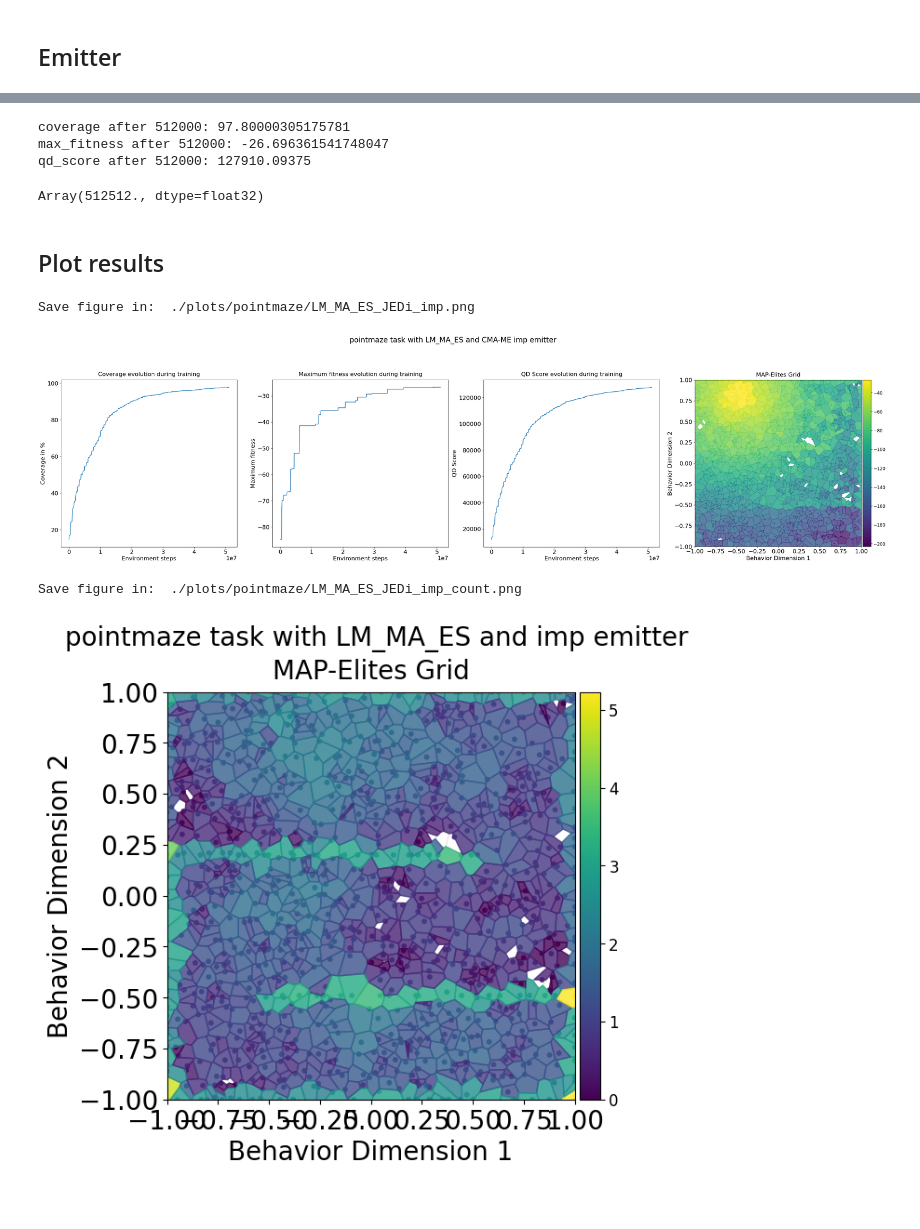
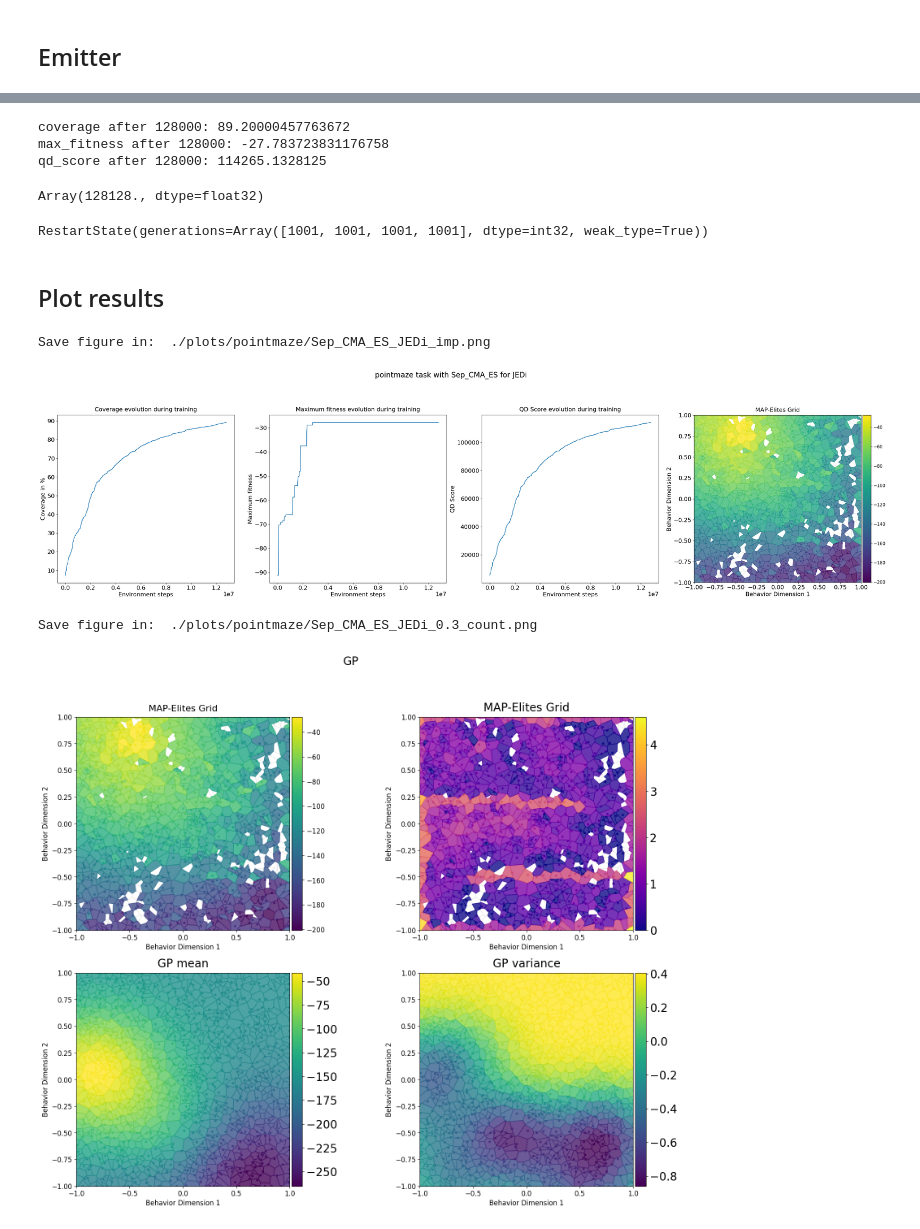
Before and after one commit to TemplierPaul/QDax_ES, a Jupyter notebook: examples/JEDi.ipynb, the cells around one changed output, grey strips where cells are left out. Drawn from its saved outputs; the diff is of its cells as text; code cells hidden in the pictures.

```diff
--- a/examples/JEDi.ipynb
+++ b/examples/JEDi.ipynb
@@ -41,7 +41,7 @@ from jax.config import config
 # config.update("jax_debug_nans", True)
 # %%
 es_pop = 32
-pool_size = 16 #@param {type:"integer"}
+pool_size = 4 #@param {type:"integer"}
 
 batch_size = es_pop * pool_size #@param {type:"integer"}
 print("batch_size", batch_size)
@@ -58,7 +58,7 @@ max_bd = 1.0
 emitter_type = "imp" #@param["opt", "imp", "rnd"]
 sigma_g = .1
 
-es_type = "LM_MA_ES"
+es_type = "Sep_CMA_ES"
 
 from evosax import Strategies
 assert es_type in Strategies, f"{es_type} is not one of {Strategies.keys()}"
@@ -153,17 +186,19 @@ GPJEDiPoolEmitter = jedi_pool_mod.GPJEDiPoolEmitter
 
 from qdax_es.utils.restart import FixedGens, ConvergenceRestarter
 
-restarter = FixedGens(10)
-# restarter = ConvergenceRestarter(
-#     min_score_spread=0.1,
-#     min_gens=3,
-#     max_gens=100)
+# restarter = FixedGens(10)
+restarter = ConvergenceRestarter(
+    min_score_spread=0.2,
+    min_gens=3,
+    # max_gens=100
+    )
+wtfs_alpha = 0.3
 
 emitter = JEDiEmitter(
     centroids=centroids,
     es_hp=es_params,
     es_type=es_type,
-    wtfs_alpha = 0.5,
+    wtfs_alpha = wtfs_alpha,
     restarter=restarter,
 )
 # %%
@@ -224,13 +275,17 @@ Wall time: 42.7 s
 for k, v in metrics.items():
     print(f"{k} after {num_iterations * batch_size}: {v[-1]}")
 # %% [output]
-coverage after 512000: 97.80000305175781
-max_fitness after 512000: -26.696361541748047
-qd_score after 512000: 127910.09375
+coverage after 128000: 89.20000457763672
+max_fitness after 128000: -27.783723831176758
+qd_score after 128000: 114265.1328125
 # %%
 repertoire.total_count
 # %% [output]
-Array(512512., dtype=float32)
+Array(128128., dtype=float32)
+# %%
+emitter_state.emitter_states.restart_state
+# %% [output]
+RestartState(generations=Array([1001, 1001, 1001, 1001], dtype=int32, weak_type=True))
 # %% [markdown]
 ## Plot results
 # %%
@@ -249,7 +304,7 @@ fig, axes = plot_map_elites_results(
 )
 
 # main title
-plt.suptitle(f"{env_name} task with {es_type} and CMA-ME {emitter_type} emitter", fontsize=20)
+plt.suptitle(f"{env_name} task with {es_type} for JEDi", fontsize=20)
 
 # udpate this variable to save your results locally
 savefig = True
@@ -261,25 +316,19 @@ if savefig:
     print("Save figure in: ", figname)
     plt.savefig(figname)
 # %% [output]
-Save figure in:  ./plots/pointmaze/LM_MA_ES_JEDi_imp.png
+Save figure in:  ./plots/pointmaze/Sep_CMA_ES_JEDi_imp.png
-[figure, old version]
+[figure, new version]
 # %%
-# Count plot
-import qdax_es.utils.count_plots as plotmodule
-import importlib
-plotmodule = importlib.reload(plotmodule)
-
-log_scale=True
-plotmodule.plot_2d_count(repertoire, min_bd, max_bd, log_scale=log_scale)
-plt.suptitle(f"{env_name} task with {es_type} and {emitter_type} emitter", fontsize=20)
+final_repertoire = repertoire.fit_gp(10)
+fig, axes = final_repertoire.plot(-1, 1);
 
 if savefig:
-    figname = f"./plots/{env_name}/{es_type}_JEDi_"  + emitter_type + "_count.png"
+    figname = f"./plots/{env_name}/{es_type}_JEDi_"  + str(wtfs_alpha) + "_count.png"
     # create folder if it does not exist
     import os
     os.makedirs(os.path.dirname(figname), exist_ok=True)
     print("Save figure in: ", figname)
     plt.savefig(figname)
 # %% [output]
-Save figure in:  ./plots/pointmaze/LM_MA_ES_JEDi_imp_count.png
+Save figure in:  ./plots/pointmaze/Sep_CMA_ES_JEDi_0.3_count.png
-[figure, old version]
+[figure, new version]
```
Also changed, not shown: parts of 7 cells of this notebook, 23 other files.
